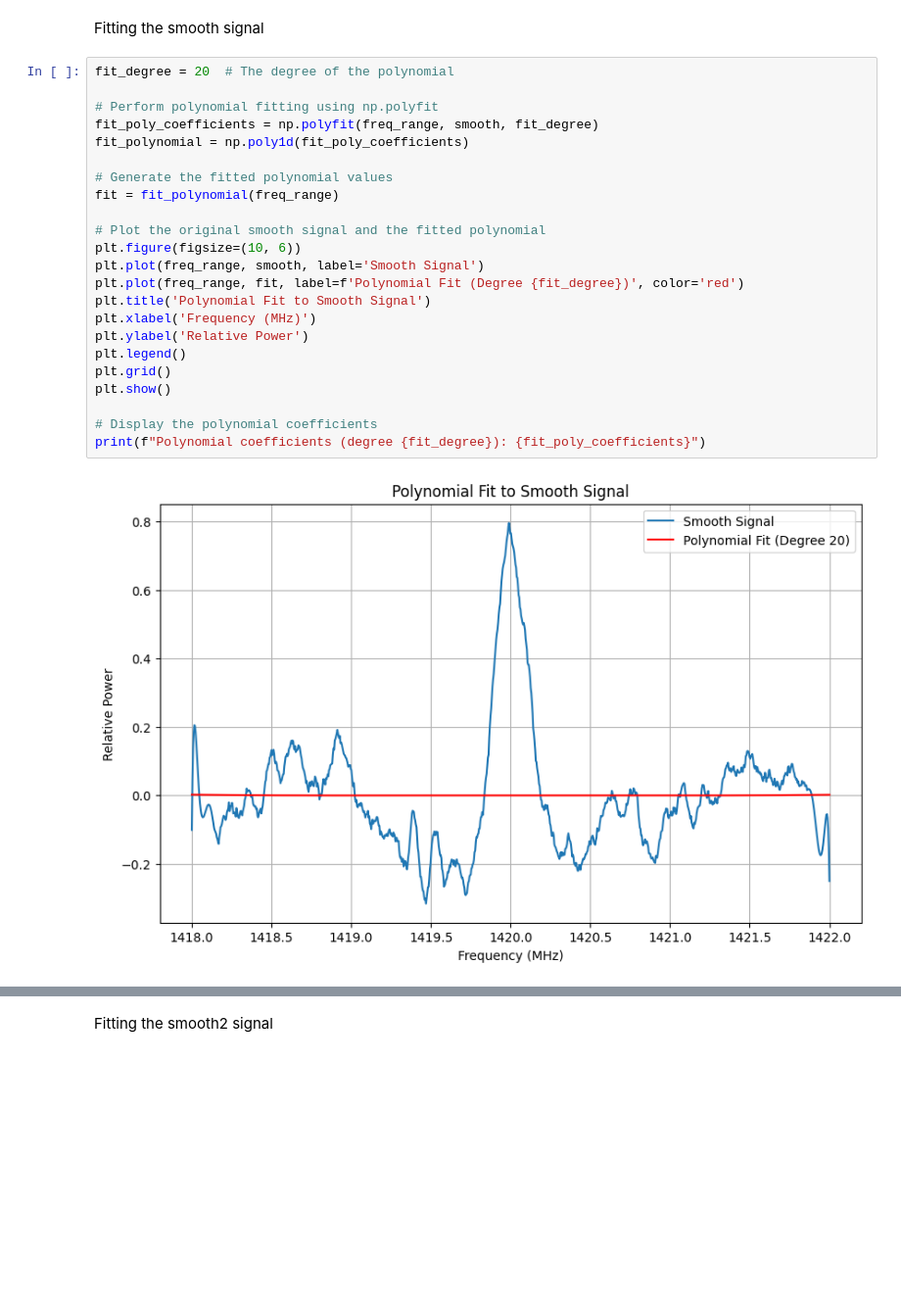
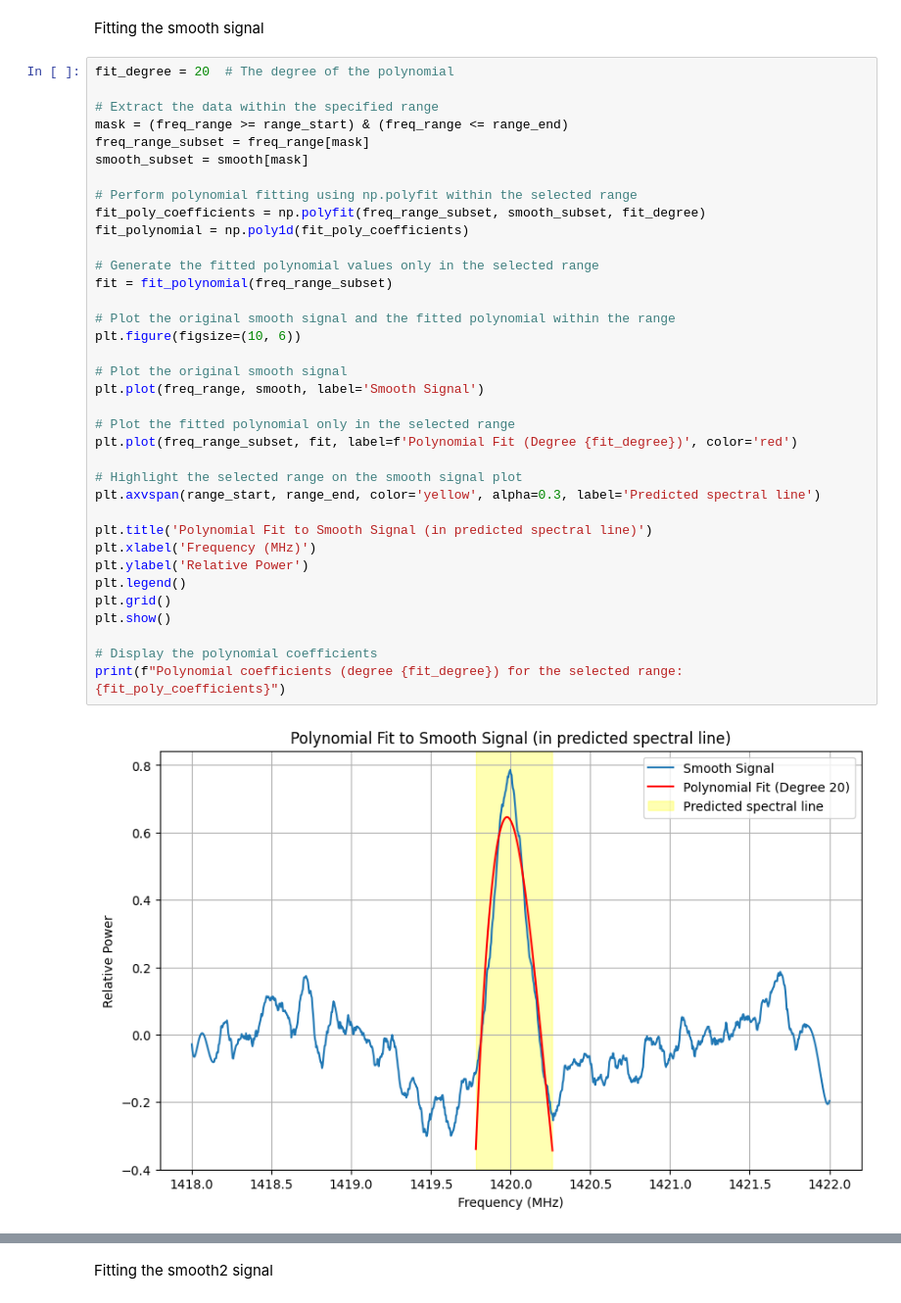
Before and after one commit to PanagiotisPetrid/ASTRO-BEAM-PanagiotisPetridis, a Jupyter notebook: ASTRO_BEAM_Task_7.ipynb, the cells around one changed output, grey strips where cells are left out. Shown at 98% size. Saved outputs shown, nothing was run; the diff lists cells and outputs as text; blank space fills up the shorter version.

```diff
--- a/ASTRO_BEAM_Task_7.ipynb
+++ b/ASTRO_BEAM_Task_7.ipynb
@@ -479,25 +482,38 @@ Fitting the smooth signal
 # %%
 fit_degree = 20  # The degree of the polynomial
 
-# Perform polynomial fitting using np.polyfit
-fit_poly_coefficients = np.polyfit(freq_range, smooth, fit_degree)
+# Extract the data within the specified range
+mask = (freq_range >= range_start) & (freq_range <= range_end)
+freq_range_subset = freq_range[mask]
+smooth_subset = smooth[mask]
+
+# Perform polynomial fitting using np.polyfit within the selected range
+fit_poly_coefficients = np.polyfit(freq_range_subset, smooth_subset, fit_degree)
 fit_polynomial = np.poly1d(fit_poly_coefficients)
 
-# Generate the fitted polynomial values
-fit = fit_polynomial(freq_range)
+# Generate the fitted polynomial values only in the selected range
+fit = fit_polynomial(freq_range_subset)
 
-# Plot the original smooth signal and the fitted polynomial
+# Plot the original smooth signal and the fitted polynomial within the range
 plt.figure(figsize=(10, 6))
+
+# Plot the original smooth signal
 plt.plot(freq_range, smooth, label='Smooth Signal')
-plt.plot(freq_range, fit, label=f'Polynomial Fit (Degree {fit_degree})', color='red')
-plt.title('Polynomial Fit to Smooth Signal')
+
+# Plot the fitted polynomial only in the selected range
+plt.plot(freq_range_subset, fit, label=f'Polynomial Fit (Degree {fit_degree})', color='red')
+
+# Highlight the selected range on the smooth signal plot
+plt.axvspan(range_start, range_end, color='yellow', alpha=0.3, label='Predicted spectral line')
+
+plt.title('Polynomial Fit to Smooth Signal (in predicted spectral line)')
 plt.xlabel('Frequency (MHz)')
 plt.ylabel('Relative Power')
 plt.legend()
 plt.grid()
 plt.show()
 
 # Display the polynomial coefficients
-print(f"Polynomial coefficients (degree {fit_degree}): {fit_poly_coefficients}")
+print(f"Polynomial coefficients (degree {fit_degree}) for the selected range: {fit_poly_coefficients}")
 # %% [output]
-[figure, old version]
+[figure, new version]
```
Also changed, not shown: parts of 8 cells of this notebook.
